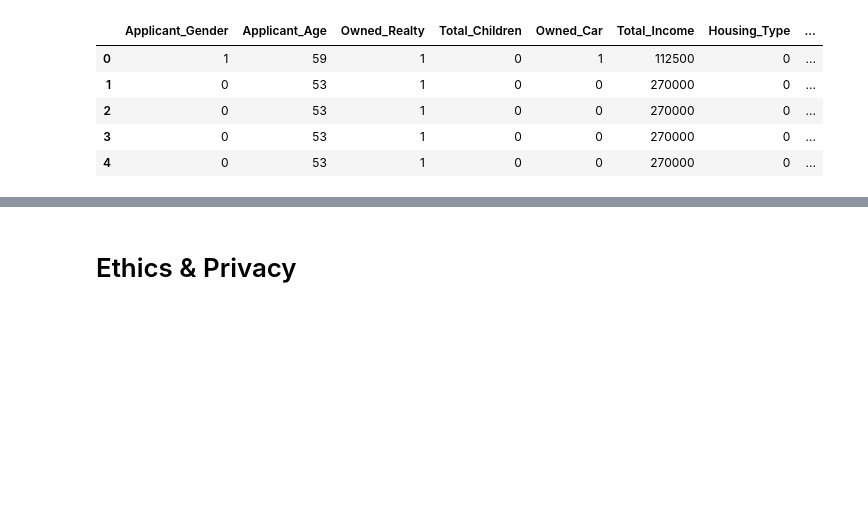
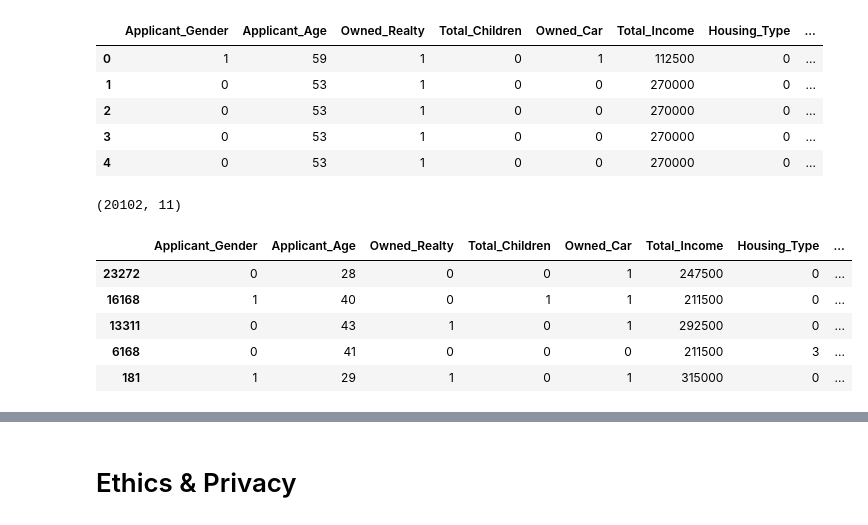
Before and after one commit to COGS118A/Group022-Wi23, a Jupyter notebook: CheckpointGroup022-Wi23.ipynb, the cells around one changed output, grey strips where cells are left out. Saved outputs shown, nothing was run; the diff lists cells and outputs as text; code cells hidden in the pictures; blank space fills up the shorter version.

```diff
--- a/CheckpointGroup022-Wi23.ipynb
+++ b/CheckpointGroup022-Wi23.ipynb
@@ -325,0 +325,19 @@ credit.head()
+# %%
+#Base Model is logistic classifier
+
+
+#train test split
+from sklearn.model_selection import train_test_split
+
+train, test = train_test_split(credit, test_size=0.2)
+# %%
+print(train.shape)
+train.head()
+# %% [output]
+(20102, 11)
+|  | Applicant_Gender | Applicant_Age | Owned_Realty | Total_Children | Owned_Car | Total_Income | Housing_Type | ... |
+| 23272 | 0 | 28 | 0 | 0 | 1 | 247500 | 0 | ... |
+| 16168 | 1 | 40 | 0 | 1 | 1 | 211500 | 0 | ... |
+| 13311 | 0 | 43 | 1 | 0 | 1 | 292500 | 0 | ... |
+| 6168 | 0 | 41 | 0 | 0 | 0 | 211500 | 3 | ... |
+| 181 | 1 | 29 | 1 | 0 | 1 | 315000 | 0 | ... |
```
Also changed, not shown: parts of 11 cells of this notebook.
